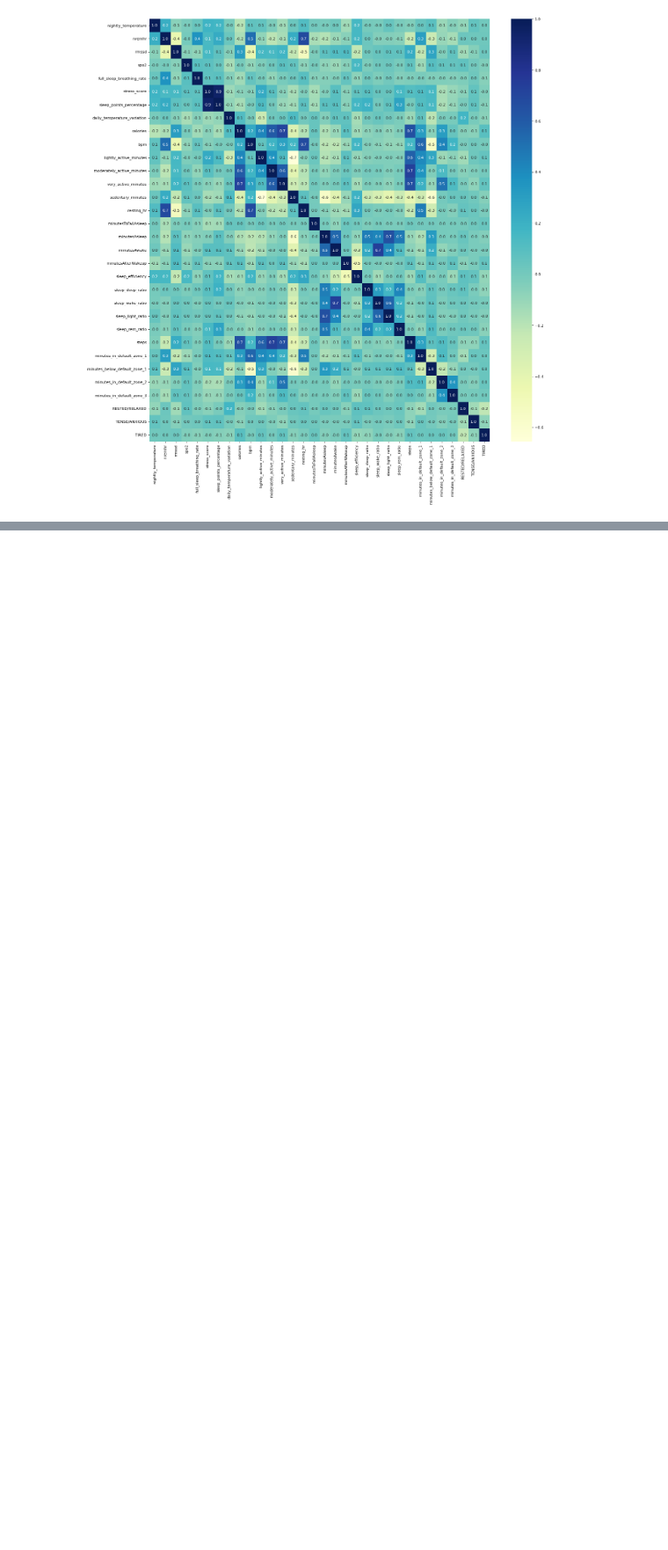
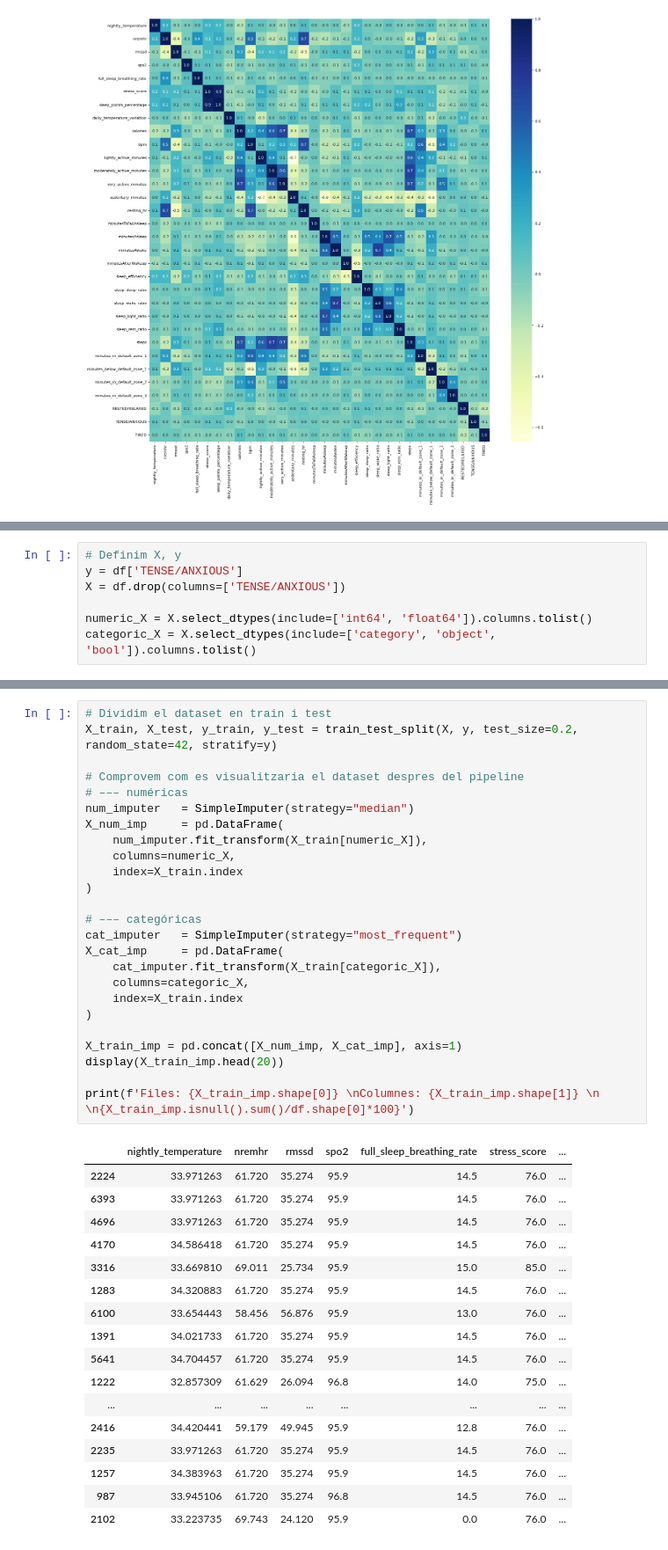
Before and after one commit to RogerDuran808/AI-Health-Assistant, a Jupyter notebook: notebooks/LifeSnaps_Non_Imputed_Data.ipynb, the cells around one changed output, grey strips where cells are left out. Shown at 88% size. Cells and saved outputs as stored; diff of their text form; blank space fills up the shorter version.

```diff
--- a/Machine-Learning/LifeSnaps_Non_Imputed_Data.ipynb
+++ b/notebooks/LifeSnaps_Non_Imputed_Data.ipynb
@@ -291,0 +303,7 @@ sns.heatmap(corr, cmap="YlGnBu", annot=True,fmt='.1f')
+# %%
+# Definim X, y
+y = df['TENSE/ANXIOUS']
+X = df.drop(columns=['TENSE/ANXIOUS'])
+
+numeric_X = X.select_dtypes(include=['int64', 'float64']).columns.tolist()
+categoric_X = X.select_dtypes(include=['category', 'object', 'bool']).columns.tolist()
@@ -291,0 +343,43 @@ sns.heatmap(corr, cmap="YlGnBu", annot=True,fmt='.1f')
+# %%
+# Dividim el dataset en train i test
+X_train, X_test, y_train, y_test = train_test_split(X, y, test_size=0.2, random_state=42, stratify=y)
+
+# Comprovem com es visualitzaria el dataset despres del pipeline
+# ––– numéricas
+num_imputer   = SimpleImputer(strategy="median")
+X_num_imp     = pd.DataFrame(
+    num_imputer.fit_transform(X_train[numeric_X]),
+    columns=numeric_X,
+    index=X_train.index
+)
+
+# ––– categóricas
+cat_imputer   = SimpleImputer(strategy="most_frequent")
+X_cat_imp     = pd.DataFrame(
+    cat_imputer.fit_transform(X_train[categoric_X]),
+    columns=categoric_X,
+    index=X_train.index
+)
+
+X_train_imp = pd.concat([X_num_imp, X_cat_imp], axis=1)
+display(X_train_imp.head(20))
+
+print(f'Files: {X_train_imp.shape[0]} \nColumnes: {X_train_imp.shape[1]} \n \n{X_train_imp.isnull().sum()/df.shape[0]*100}')
+# %% [output]
+|  | nightly_temperature | nremhr | rmssd | spo2 | full_sleep_breathing_rate | stress_score | ... |
+| 2224 | 33.971263 | 61.720 | 35.274 | 95.9 | 14.5 | 76.0 | ... |
+| 6393 | 33.971263 | 61.720 | 35.274 | 95.9 | 14.5 | 76.0 | ... |
+| 4696 | 33.971263 | 61.720 | 35.274 | 95.9 | 14.5 | 76.0 | ... |
+| 4170 | 34.586418 | 61.720 | 35.274 | 95.9 | 14.5 | 76.0 | ... |
+| 3316 | 33.669810 | 69.011 | 25.734 | 95.9 | 15.0 | 85.0 | ... |
+| 1283 | 34.320883 | 61.720 | 35.274 | 95.9 | 14.5 | 76.0 | ... |
+| 6100 | 33.654443 | 58.456 | 56.876 | 95.9 | 13.0 | 76.0 | ... |
+| 1391 | 34.021733 | 61.720 | 35.274 | 95.9 | 14.5 | 76.0 | ... |
+| 5641 | 34.704457 | 61.720 | 35.274 | 95.9 | 14.5 | 76.0 | ... |
+| 1222 | 32.857309 | 61.629 | 26.094 | 96.8 | 14.0 | 75.0 | ... |
+| ... | ... | ... | ... | ... | ... | ... | ... |
+| 2416 | 34.420441 | 59.179 | 49.945 | 95.9 | 12.8 | 76.0 | ... |
+| 2235 | 33.971263 | 61.720 | 35.274 | 95.9 | 14.5 | 76.0 | ... |
+| 1257 | 34.383963 | 61.720 | 35.274 | 95.9 | 14.5 | 76.0 | ... |
+| 987 | 33.945106 | 61.720 | 35.274 | 96.8 | 14.5 | 76.0 | ... |
+| 2102 | 33.223735 | 69.743 | 24.120 | 95.9 | 0.0 | 76.0 | ... |
```
Also changed, not shown: parts of 6 cells of this notebook, 1 other file.
